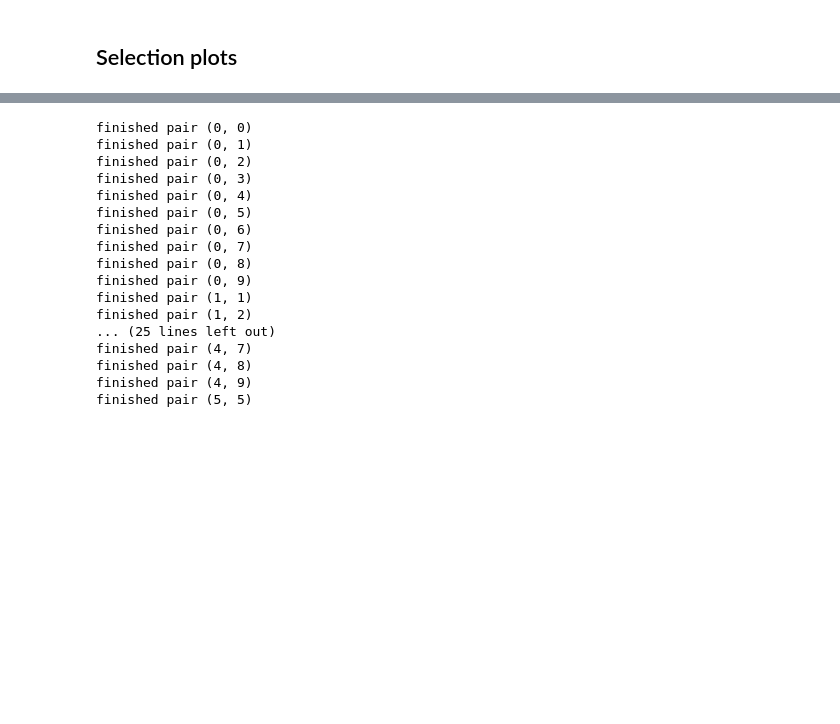
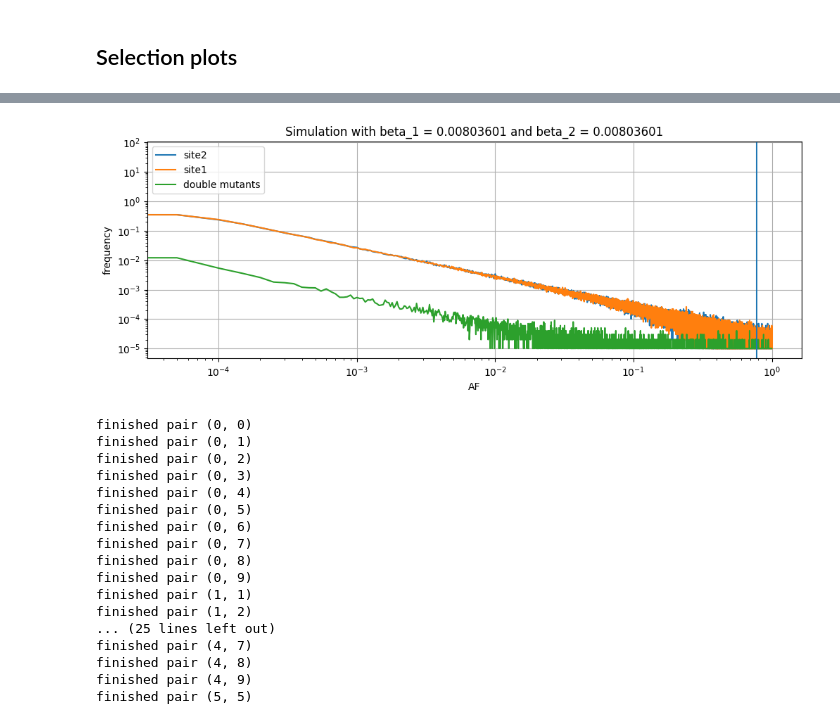
Before and after one commit to emkoch/popspec, a Jupyter notebook: Effect_size.ipynb, the cells around one changed output, grey strips where cells are left out. Cells and saved outputs as stored; diff of their text form; code cells hidden in the pictures; blank space fills up the shorter version.

```diff
--- a/Effect_size.ipynb
+++ b/Effect_size.ipynb
@@ -12,8 +12,3 @@ from os.path import isfile, join
 
 mypath='./sim_outputs'
 gz_files = [f for f in listdir(mypath) if isfile(join(mypath, f))]
-# %%
-import re
-
-pattern = re.compile('sim_outputs_1_[0-9]+\.txt\.gz')
-bool(pattern.match('sim_outputs_15_100.txt.gz'))
@@ -85,25 +78,18 @@ from os.path import isfile, join
 mypath='./sim_outputs/selection/single'
 gz_files = [f for f in listdir(mypath) if isfile(join(mypath, f))]
 
-filename = 'betas.txt'
+filename = 'betas_old.txt'
 beta_vals = np.loadtxt(filename, delimiter='\t', dtype=float)
 beta_vals = beta_vals.tolist()
 
 # beta_vals = [0.00223607, 0.00423899, 0.00803601, 0.01523415, 0.02887993, 0.05474871, 0.10378908, 0.19675666, 0.37299862, 0.70710678]
 # %%
 # We now proceed to get all dataframes for a specific site pair
-# beta_vals = [0.00223607, 0.00423899, 0.00803601, 0.01523415, 0.02887993, 0.05474871, 0.10378908, 0.19675666, 0.37299862, 0.70710678]
-site_1 = 1
-site_2 = 1
-
-site_1_pos = True
-site_2_pos = False
-
 import re
 
 def buildDF(site_1, gz_files, site_2=None):
     if site_2:
-        pattern = re.compile(f'sim_outs_single_{site_1}_{site_2}_[0-9]+\.txt\.gz')
+        pattern = re.compile(f'sim_outputs_{site_1}_{site_2}_[0-9]+\.txt\.gz')
     else:
         pattern = re.compile(f'sim_outs_single_{site_1}_[0-9]+\.txt\.gz')
     specified_files = []
@@ -138,7 +138,7 @@ def line_scat(val_vec):
     vs = [d[i] for i in ks]
     return ks, vs
 
-def buildSelectionPlot(beta_vals, sim_df, site_1, site_2, concordant):
+def buildSelectionPlot(beta_vals, sim_df, site_1, site_2, concordant, N=20000, save=False):
     if concordant:
         sim_df = sim_df[((sim_df['beta_1'] > 0) * (sim_df['beta_2'] > 0)) + ((sim_df['beta_1'] < 0) * (sim_df['beta_2'] < 0))]
         label = 'concordant'
@@ -153,11 +153,23 @@ def buildSelectionPlot(beta_vals, sim_df, site_1, site_2, concordant):
     ks_2, vs_2 = line_scat(sim_df["N10"] + sim_df["N11"])
     ks_3, vs_3 = line_scat(sim_df["N11"])
 
+    # Divide by N
+    ks_1 = [x/N for x in ks_1]
+    ks_2 = [x/N for x in ks_2]
+    ks_3 = [x/N for x in ks_3]
 
     plt.plot(np.array(ks_2), np.array(vs_2)/100000, label="site2")
     plt.plot(np.array(ks_1), np.array(vs_1)/100000, label="site1")
     plt.plot(np.array(ks_3), np.array(vs_3)/100000, label="double mutants")
     # plt.plot(x, y, label="hyperbolic expectation")
+
+    # We draw the 1/s drift barrier as well. First, we calculate s
+    barrier_1 = 1/(N*beta_vals[site_1]**2)
+    plt.axvline(x=barrier_1)
+
+    if site_2 != site_1:
+        barrier_2 = 1/(N*beta_vals[site_2]**2)
+        plt.axvline(x=barrier_2)
 
     plt.yscale("log")
     plt.xscale("log")
@@ -166,8 +178,16 @@ def buildSelectionPlot(beta_vals, sim_df, site_1, site_2, concordant):
     plt.xlabel("AF")
     plt.ylabel("frequency")
     plt.title(f"Simulation with beta_1 = {beta_vals[site_1]} and beta_2 = {beta_vals[site_2]}")
-    plt.savefig(f"plots/selection/{site_1}_{site_2}/selection_sim_AFs_{site_1}_{site_2}_{label}.pdf")
-    plt.close()
+    if save:
+        plt.savefig(f"plots/selection/{site_1}_{site_2}/selection_sim_AFs_{site_1}_{site_2}_{label}.pdf")
+        plt.close()
+# %%
+site_1 = 2
+site_2 = 2
+sim_df = buildDF(site_1, gz_files, site_2=site_2)
+buildSelectionPlot(beta_vals, sim_df, site_1, site_2, False, N=20000)
+# %% [output]
+[figure, added]
 # %%
 import re
 
```
Also changed, not shown: parts of 6 cells of this notebook, 3 other files.
